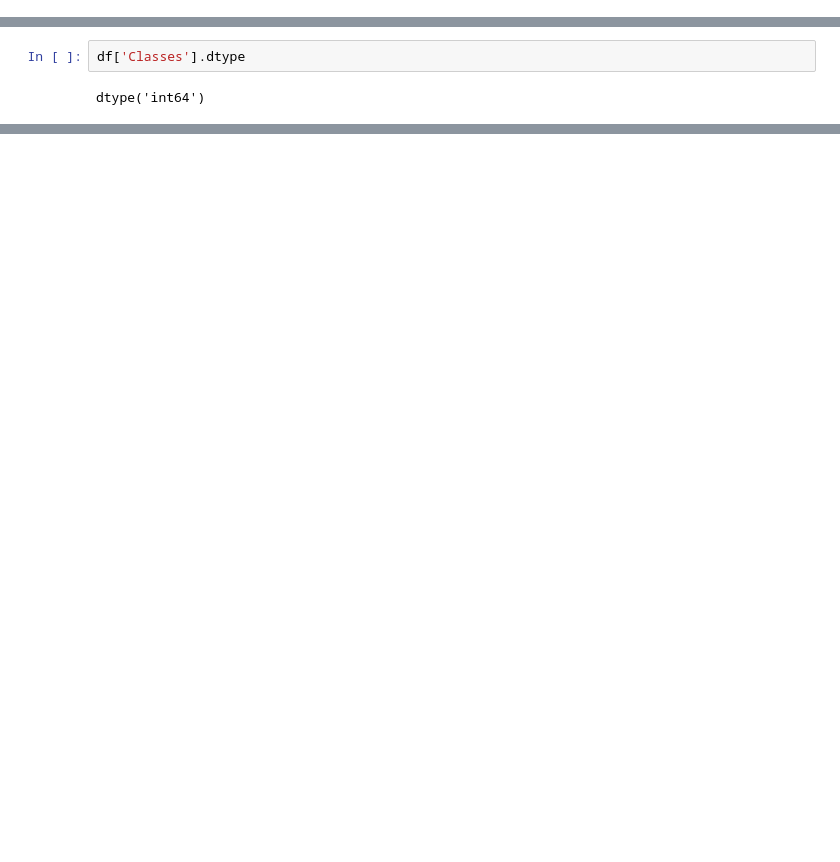
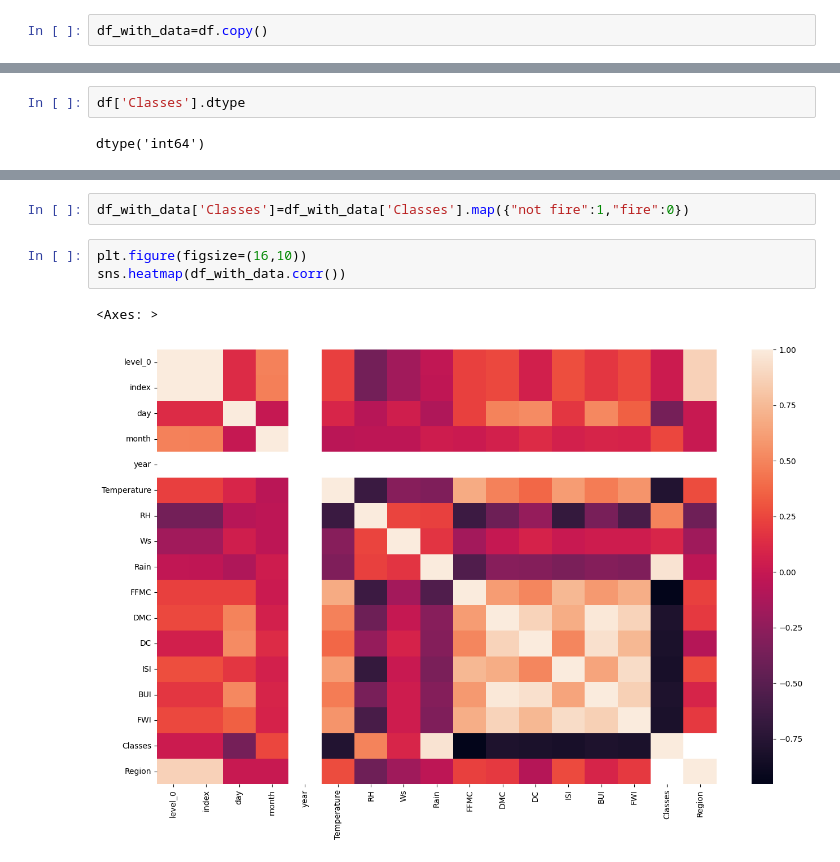
Before and after one commit to aishwarykesarwani/Data-Science, a Jupyter notebook: Udemy MLops/4-Ridge Lasso And Elasticnet/Ridge_Lasso.ipynb, the cells around one changed output, grey strips where cells are left out. Drawn from its saved outputs; the diff is of its cells as text; blank space fills up the shorter version.

```diff
--- a/Udemy MLops/4-Ridge Lasso And Elasticnet/Ridge_Lasso.ipynb
+++ b/Udemy MLops/4-Ridge Lasso And Elasticnet/Ridge_Lasso.ipynb
@@ -321,6 +305,8 @@ dtypes: float64(7), int64(9), object(1)
 memory usage: 32.4+ KB
 # %%
 df.to_csv('Algerian_forest_fires_cleaned_dataset.csv',index=False)
+# %%
+df_with_data=df.copy()
 # %% [markdown]
 # EDA
 # %%
@@ -372,0 +384,8 @@ Name: count, dtype: float64
+# %%
+df_with_data['Classes']=df_with_data['Classes'].map({"not fire":1,"fire":0})
+# %%
+plt.figure(figsize=(16,10))
+sns.heatmap(df_with_data.corr())
+# %% [output]
+<Axes: >
+[figure, added]
```
Also changed, not shown: parts of 12 cells of this notebook, 5 other files.
